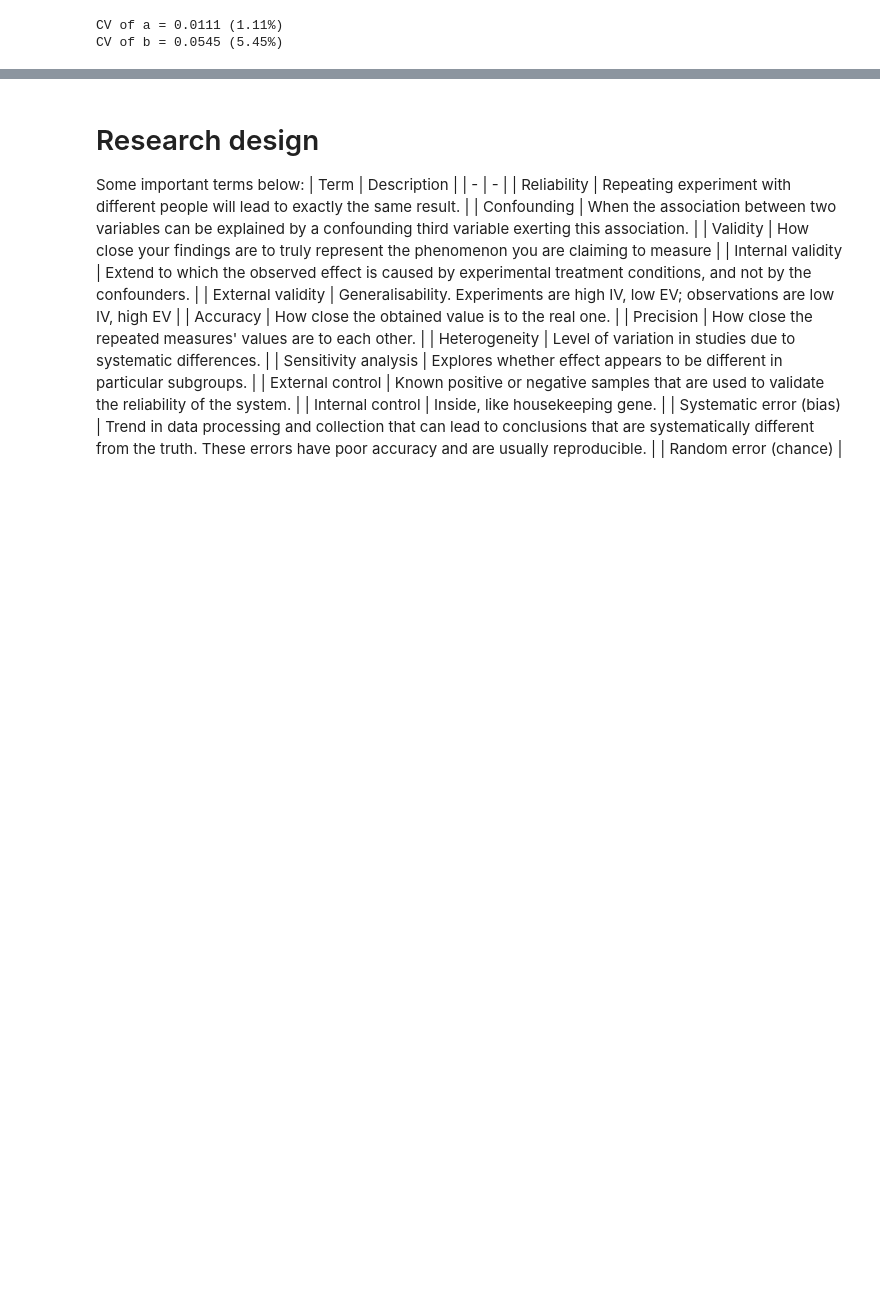
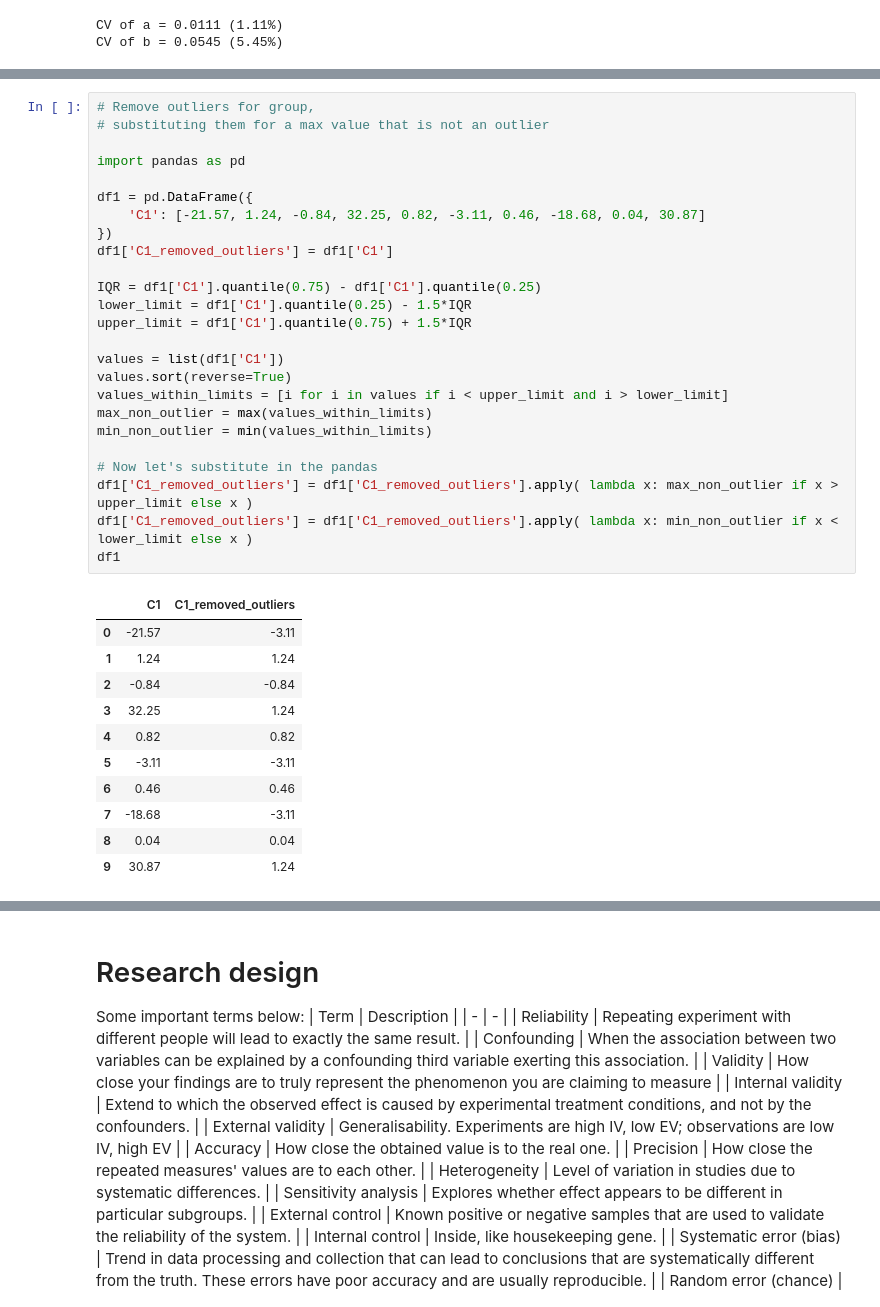
Before and after one commit to EvgeniiZorin/Handbook_Data-Science, a Jupyter notebook: _0_Statistics.ipynb, the cells around one changed output, grey strips where cells are left out. Saved outputs shown, nothing was run; the diff lists cells and outputs as text; blank space fills up the shorter version.

```diff
--- a/_0_Statistics.ipynb
+++ b/_0_Statistics.ipynb
@@ -982,0 +841,37 @@ CV of b = 0.0545 (5.45%)
+# %%
+# Remove outliers for group,
+# substituting them for a max value that is not an outlier
+
+import pandas as pd
+
+df1 = pd.DataFrame({
+	'C1': [-21.57, 1.24, -0.84, 32.25, 0.82, -3.11, 0.46, -18.68, 0.04, 30.87]
+})
+df1['C1_removed_outliers'] = df1['C1']
+
+IQR = df1['C1'].quantile(0.75) - df1['C1'].quantile(0.25)
+lower_limit = df1['C1'].quantile(0.25) - 1.5*IQR
+upper_limit = df1['C1'].quantile(0.75) + 1.5*IQR
+
+values = list(df1['C1'])
+values.sort(reverse=True)
+values_within_limits = [i for i in values if i < upper_limit and i > lower_limit]
+max_non_outlier = max(values_within_limits)
+min_non_outlier = min(values_within_limits)
+
+# Now let's substitute in the pandas
+df1['C1_removed_outliers'] = df1['C1_removed_outliers'].apply( lambda x: max_non_outlier if x > upper_limit else x )
+df1['C1_removed_outliers'] = df1['C1_removed_outliers'].apply( lambda x: min_non_outlier if x < lower_limit else x )
+df1
+# %% [output]
+|  | C1 | C1_removed_outliers |
+| 0 | -21.57 | -3.11 |
+| 1 | 1.24 | 1.24 |
+| 2 | -0.84 | -0.84 |
+| 3 | 32.25 | 1.24 |
+| 4 | 0.82 | 0.82 |
+| 5 | -3.11 | -3.11 |
+| 6 | 0.46 | 0.46 |
+| 7 | -18.68 | -3.11 |
+| 8 | 0.04 | 0.04 |
+| 9 | 30.87 | 1.24 |
```
Also changed, not shown: parts of 12 cells of this notebook.
